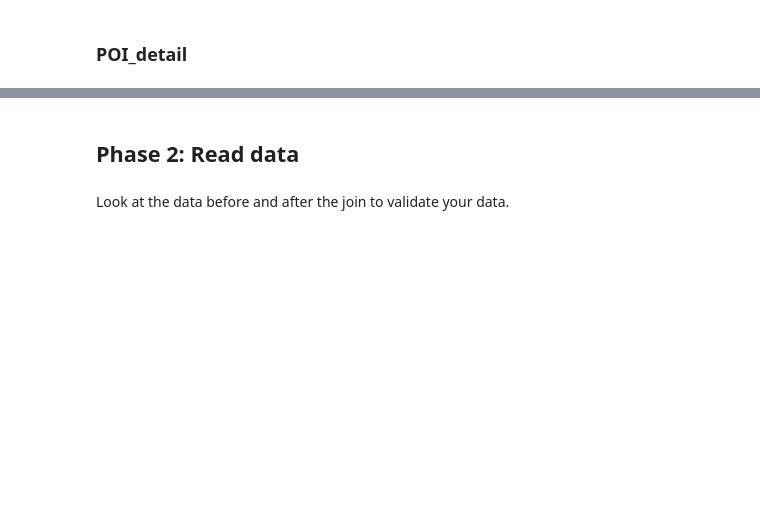
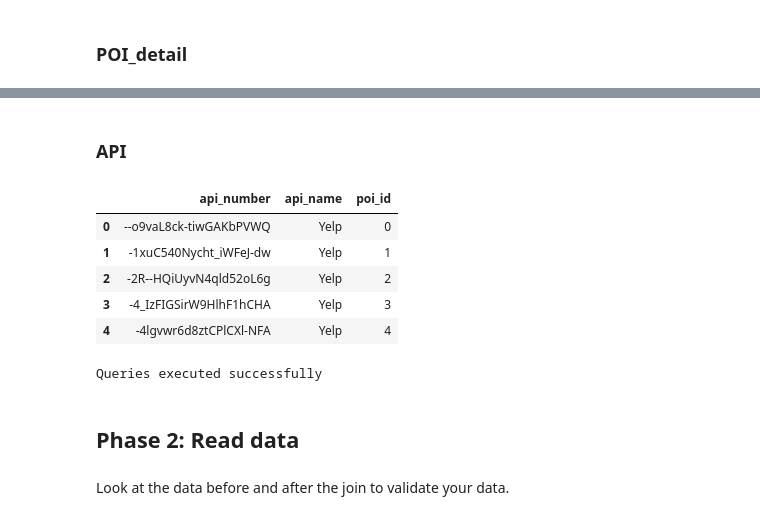
Before and after one commit to Christian-Leclerc/Python-Project-1, a Jupyter notebook: notebooks/joining_data.ipynb, the cells around one changed output, grey strips where cells are left out. Drawn from its saved outputs; the diff is of its cells as text; code cells hidden in the pictures; blank space fills up the shorter version.

```diff
--- a/notebooks/joining_data.ipynb
+++ b/notebooks/joining_data.ipynb
@@ -1001,3 +1161,38 @@ execute_inserts(poi_detail, insert_poi_detail, cursor)
+# %% [markdown]
+### API
+# %%
+# Create data
+api_df = (
+    combined_df[['api_number', 'api_name', 'poi_id']]
+    .drop_duplicates()
+    .sort_values('poi_id')
+    .reset_index(drop=True)
+).copy()
+
+api_df.head()
+# %% [output]
+|  | api_number | api_name | poi_id |
+| 0 | --o9vaL8ck-tiwGAKbPVWQ | Yelp | 0 |
+| 1 | -1xuC540Nycht_iWFeJ-dw | Yelp | 1 |
+| 2 | -2R--HQiUyvN4qld52oL6g | Yelp | 2 |
+| 3 | -4_IzFIGSirW9HlhF1hCHA | Yelp | 3 |
+| 4 | -4lgvwr6d8ztCPlCXl-NFA | Yelp | 4 |
+# %%
+# Create query
+
+insert_api = [
+"""
+INSERT INTO
+  api (api_number, api_name, poi_id)
+VALUES
+  (:api_number, :api_name, :poi_id);
+"""
+]
+
+# Insert in table
+execute_inserts(api_df, insert_api, cursor)
+# %% [output]
+Queries executed successfully
 # %%
 # Close the cursor and connection
 cursor.close()
```
Also changed, not shown: parts of 26 cells of this notebook, 1 other file.
